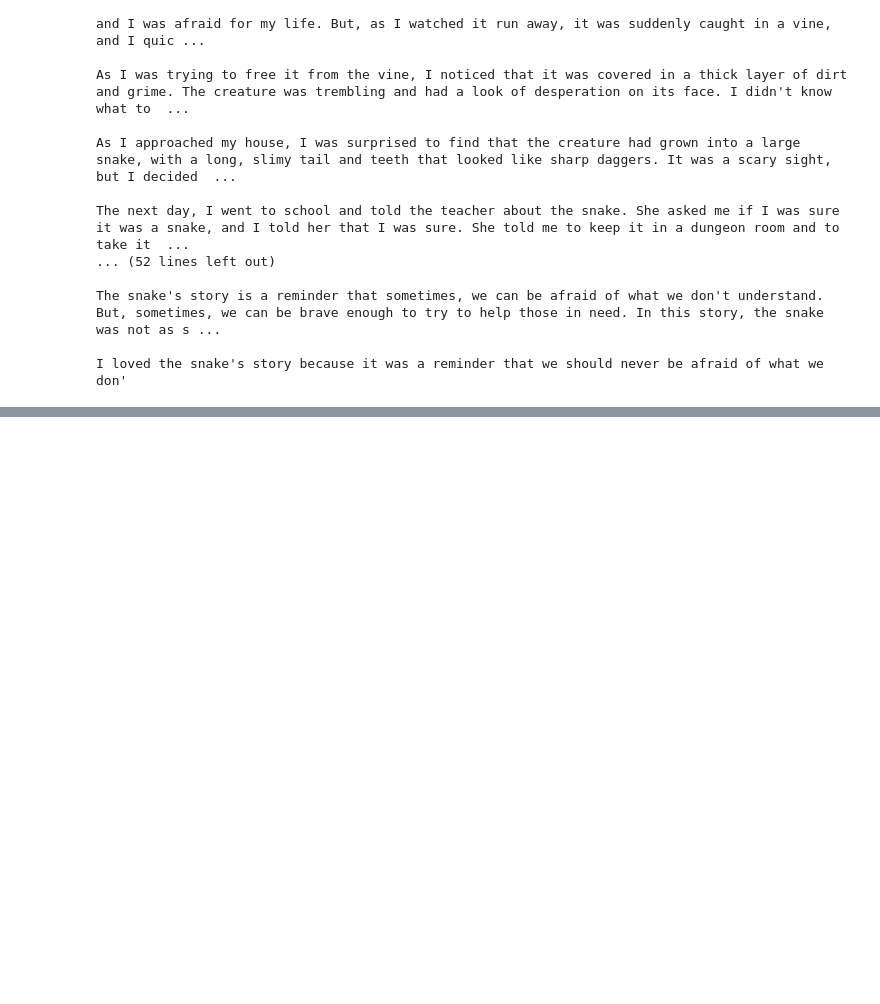
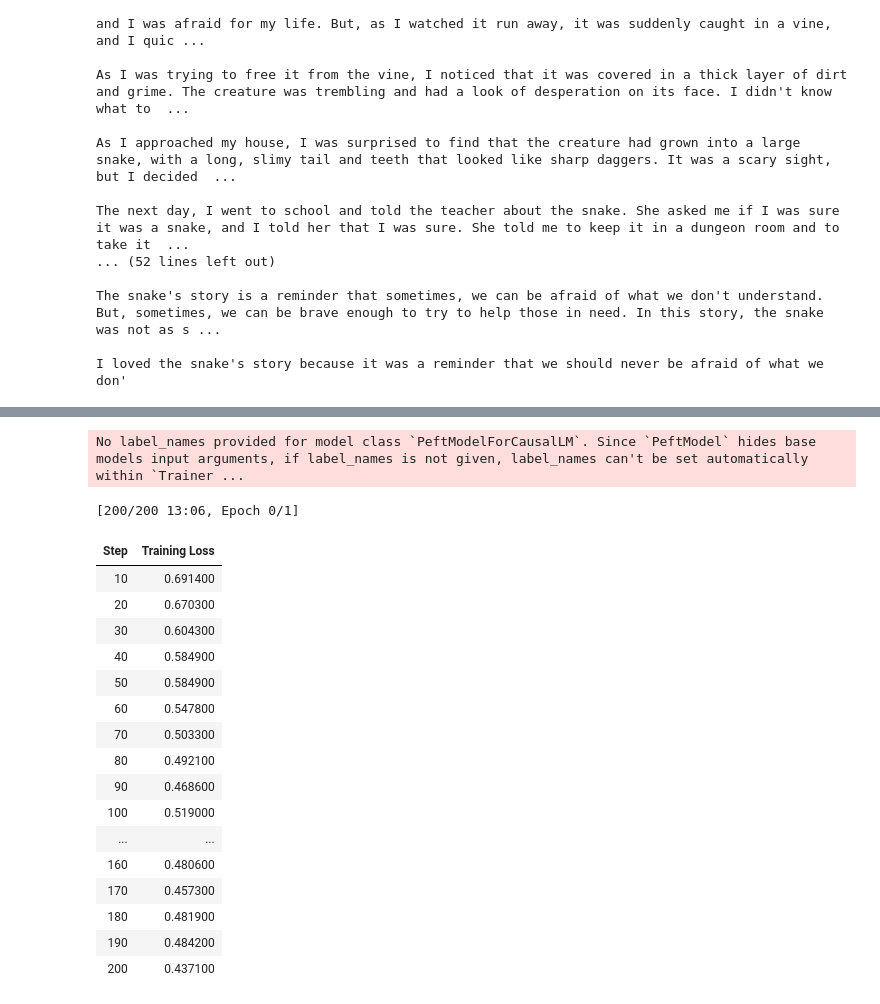
Before and after one commit to ParryingDagger/llm-hands-on, a Jupyter notebook: c12-gen-model-finetune.ipynb, the cells around one changed output, grey strips where cells are left out. Cells and saved outputs as stored; diff of their text form; code cells hidden in the pictures; blank space fills up the shorter version.

```diff
--- a/c12-gen-model-finetune.ipynb
+++ b/c12-gen-model-finetune.ipynb
@@ -237,0 +362,63 @@ I loved the snake's story because it was a reminder that we should never be afra
+# %%
+from peft import LoraConfig, prepare_model_for_kbit_training, get_peft_model
+
+
+peft_config = LoraConfig(
+    lora_alpha=32,
+    lora_dropout=0.1,
+    r=64,
+    bias='none',
+    task_type='CAUSAL_LM',
+    target_modules=['q_proj', 'k_proj', 'v_proj', 'o_proj', 'gate_proj', 'up_proj', 'down_proj'],
+)
+
+model = prepare_model_for_kbit_training(model)
+model = get_peft_model(model, peft_config)
+# %%
+from trl import DPOConfig
+
+training_args = DPOConfig(
+    output_dir='models/dpo',
+    per_device_train_batch_size=2,
+    gradient_accumulation_steps=4,
+    optim='paged_adamw_32bit',
+    learning_rate=1e-5,
+    lr_scheduler_type='cosine',
+    max_steps=200,
+    logging_steps=10,
+    fp16=True,
+    gradient_checkpointing=True,
+    warmup_ratio=0.1,
+)
+# %%
+from trl import DPOTrainer
+
+trainer = DPOTrainer(
+    model,
+    args=training_args,
+    train_dataset=dataset,
+    peft_config=peft_config,
+    processing_class=tokenizer,
+)
+trainer.train()
+trainer.model.save_pretrained('models/dpo')
+# %% [output]
+No label_names provided for model class `PeftModelForCausalLM`. Since `PeftModel` hides base models input arguments, if label_names is not given, label_names can't be set automatically within `Trainer ...
+[200/200 13:06, Epoch 0/1]
+| Step | Training Loss |
+| 10 | 0.691400 |
+| 20 | 0.670300 |
+| 30 | 0.604300 |
+| 40 | 0.584900 |
+| 50 | 0.584900 |
+| 60 | 0.547800 |
+| 70 | 0.503300 |
+| 80 | 0.492100 |
+| 90 | 0.468600 |
+| 100 | 0.519000 |
+| ... | ... |
+| 160 | 0.480600 |
+| 170 | 0.457300 |
+| 180 | 0.481900 |
+| 190 | 0.484200 |
+| 200 | 0.437100 |
```
Also changed, not shown: parts of 4 cells of this notebook.
